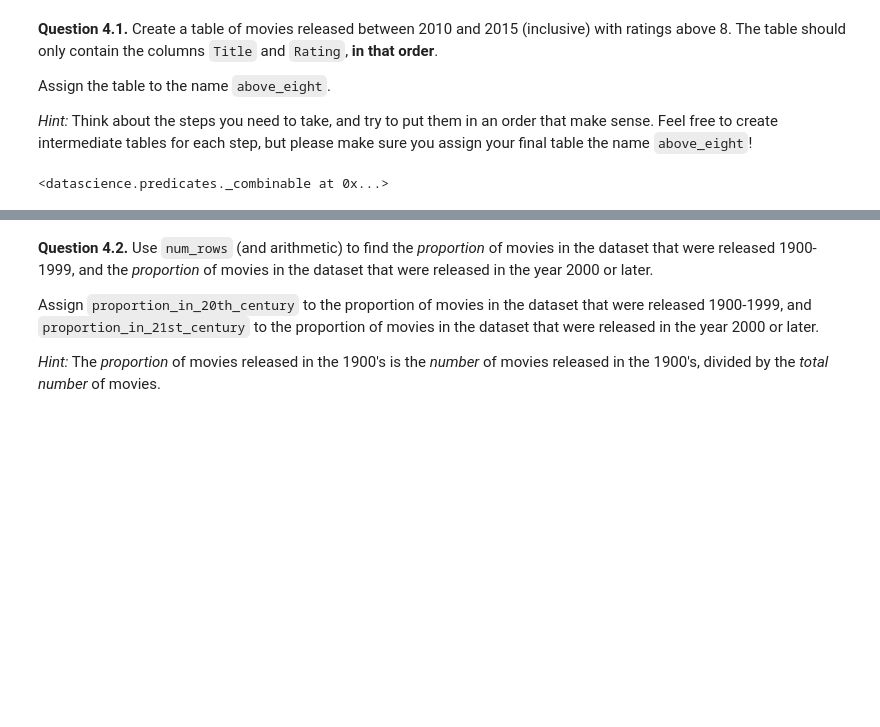
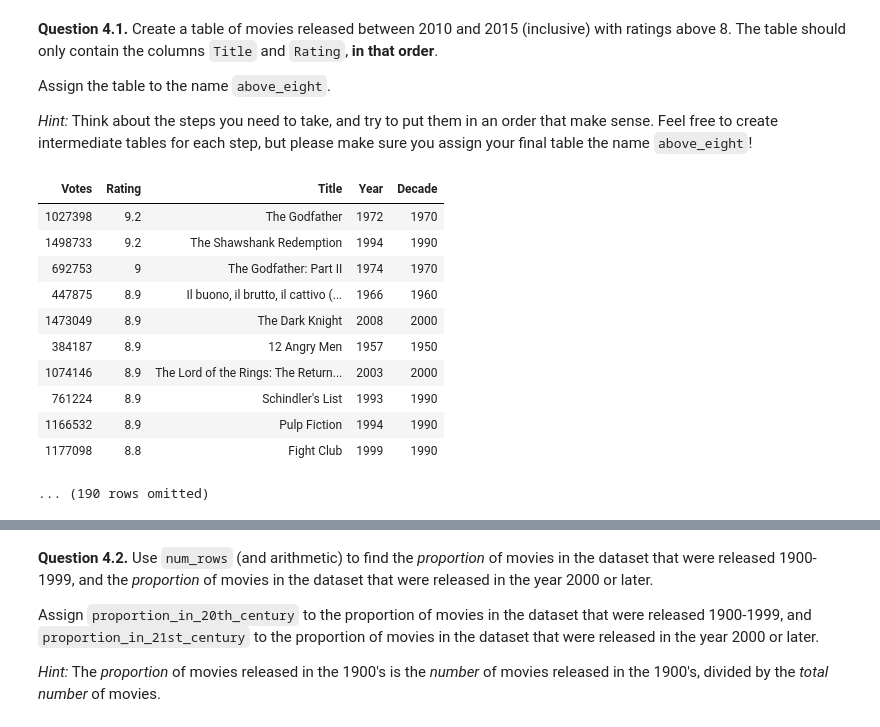
Before and after one commit to Jadenwill075/Intro-to-Data-Analytics, a Jupyter notebook: lab02/lab02.ipynb, the cells around one changed output, grey strips where cells are left out. Saved outputs shown, nothing was run; the diff lists cells and outputs as text; code cells hidden in the pictures; blank space fills up the shorter version.

```diff
--- a/lab02/lab02.ipynb
+++ b/lab02/lab02.ipynb
@@ -510,11 +496,24 @@ You should organize your work in the way that makes the most sense to you, using
 Assign the table to the name `above_eight`.
 
 *Hint:* Think about the steps you need to take, and try to put them in an order that make sense. Feel free to create intermediate tables for each step, but please make sure you assign your final table the name `above_eight`!
-# %%
-above_eight = are.above(8)
-above_eight
-# %% [output]
-<datascience.predicates._combinable at 0x...>
+# %%
+first_step = imdb.select("Title","Rating")
+initial_step = imdb.drop("votes","year","decade")
+above_eight= imdb.where("Rating",are.above(8)).sort('Rating', descending=True)
+above_eight
+# %% [output]
+| Votes | Rating | Title | Year | Decade |
+| 1027398 | 9.2 | The Godfather | 1972 | 1970 |
+| 1498733 | 9.2 | The Shawshank Redemption | 1994 | 1990 |
+| 692753 | 9 | The Godfather: Part II | 1974 | 1970 |
+| 447875 | 8.9 | Il buono, il brutto, il cattivo (... | 1966 | 1960 |
+| 1473049 | 8.9 | The Dark Knight | 2008 | 2000 |
+| 384187 | 8.9 | 12 Angry Men | 1957 | 1950 |
+| 1074146 | 8.9 | The Lord of the Rings: The Return... | 2003 | 2000 |
+| 761224 | 8.9 | Schindler's List | 1993 | 1990 |
+| 1166532 | 8.9 | Pulp Fiction | 1994 | 1990 |
+| 1177098 | 8.8 | Fight Club | 1999 | 1990 |
+... (190 rows omitted)
 # %%
 grader.check("q41")
 # %% [output]
```
Also changed, not shown: parts of 7 cells of this notebook, 3 other files.
